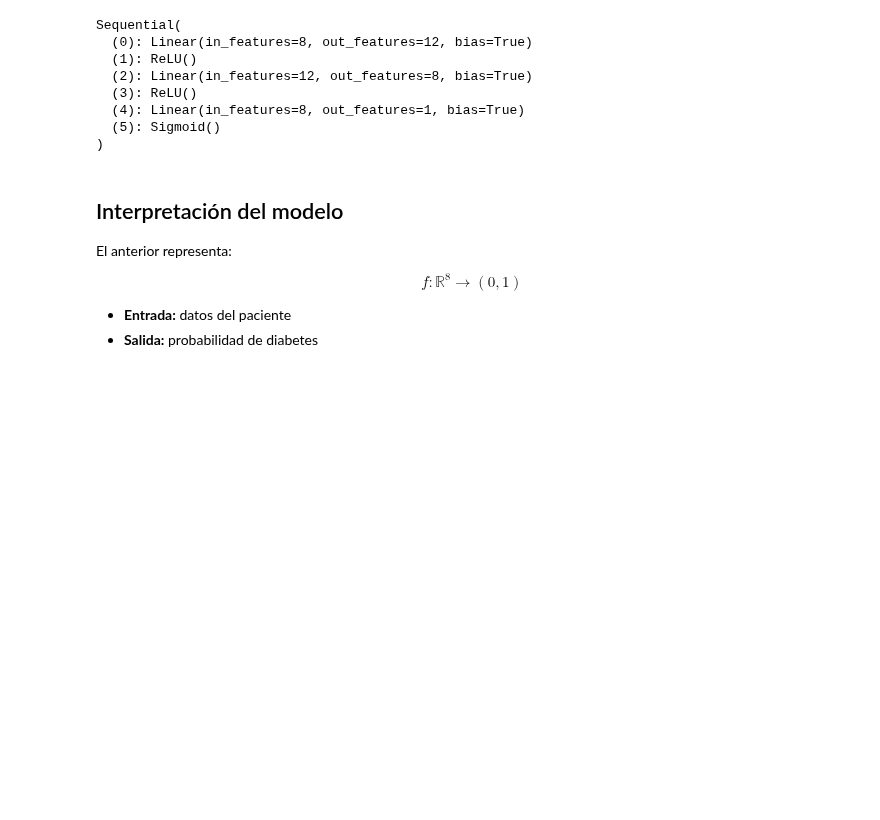
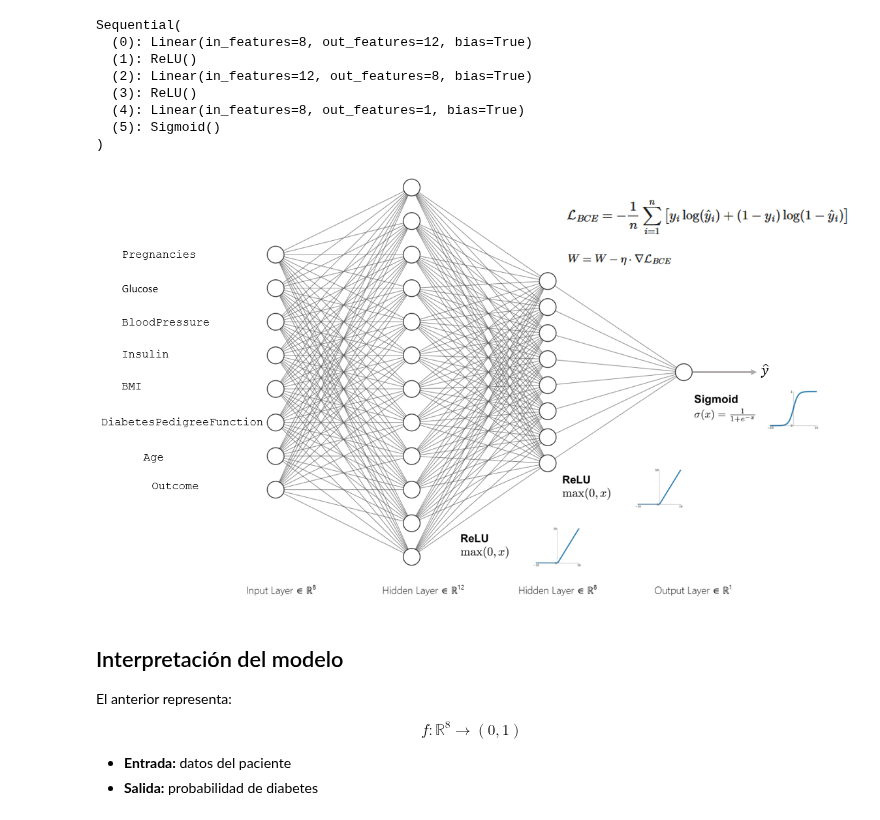
Before and after one commit to JavierPeraltaAzagra/Big-Data-e-IA, a Jupyter notebook: Sistemas de aprendizaje automático/RA5/pytorch/pytorch.ipynb, the cells around one changed output. Cells and saved outputs as stored; diff of their text form; code cells hidden in the pictures; blank space fills up the shorter version.

```diff
--- a/Sistemas de aprendizaje automático/RA5/pytorch/pytorch.ipynb
+++ b/Sistemas de aprendizaje automático/RA5/pytorch/pytorch.ipynb
@@ -242,6 +242,10 @@ Sequential(
   (4): Linear(in_features=8, out_features=1, bias=True)
   (5): Sigmoid()
 )
+# %%
+display(Image(filename="imagenes/neuronaPimaIndians.png", width=800))
+# %% [output]
+[figure, added]
 # %% [markdown]
 ## Interpretación del modelo
 
```
Also changed, not shown: parts of 2 cells of this notebook.
